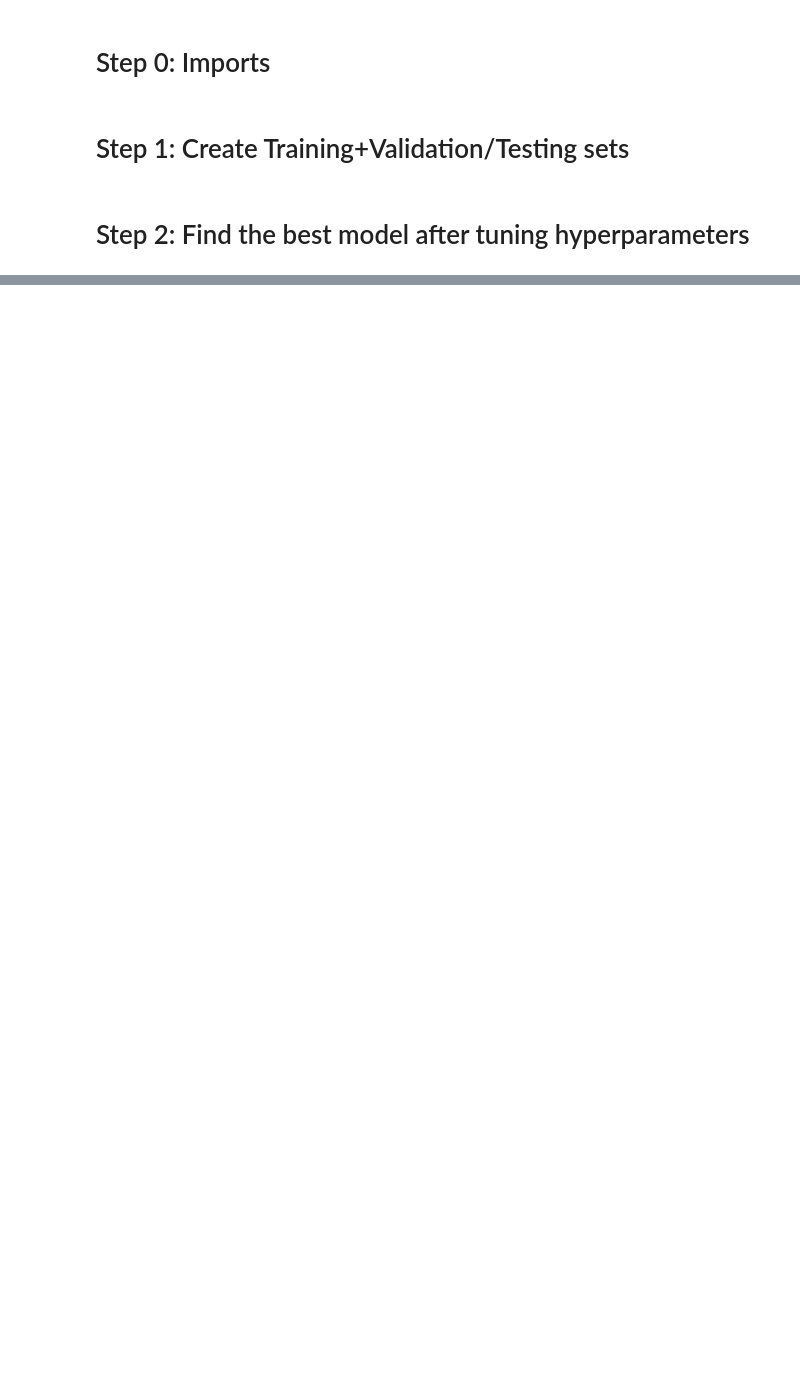
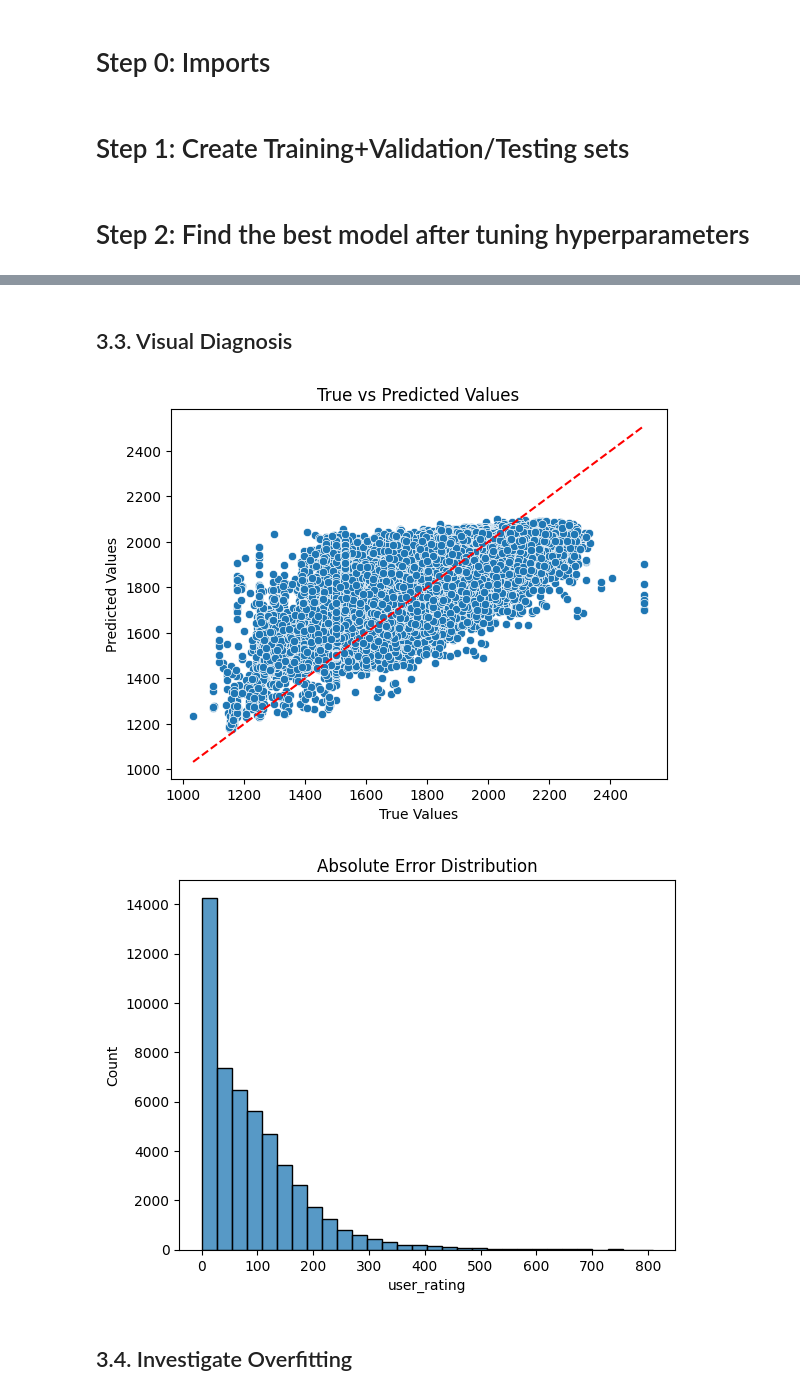
Before and after one commit to OrBenNaim/Scrabble, a Jupyter notebook: jupyter_notebook/Model_and_Pipeline_Development.ipynb, the cells around one changed output, grey strips where cells are left out. Drawn from its saved outputs; the diff is of its cells as text; code cells hidden in the pictures; blank space fills up the shorter version.

Commit message:
Adding new features in False Analysis phase

```diff
--- a/jupyter_notebook/Model_and_Pipeline_Development.ipynb
+++ b/jupyter_notebook/Model_and_Pipeline_Development.ipynb
@@ -109,0 +115,15 @@ Generalization Gap: 8.461
+# %%
+# Trains the best model
+best_model.fit(X_train_val, y_train_val)
+
+# Get predictions
+y_pred = best_model.predict(X_train_val)
+errors = y_train_val - y_pred
+abs_errors = np.abs(errors)
+
+# Add errors to a DataFrame
+error_df = X_train_val.copy()
+error_df['true'] = y_train_val
+error_df['pred'] = y_pred
+error_df['abs_error'] = abs_errors
+error_df_sorted = error_df.sort_values(by='abs_error', ascending=False)
@@ -109,0 +170,22 @@ Generalization Gap: 8.461
+# %% [markdown]
+## 3.3. Visual Diagnosis
+# %%
+# Objective: Understand what input patterns confuse the model.
+
+# Plot actual vs predicted
+sns.scatterplot(x=y_train_val, y=y_pred)
+plt.xlabel('True Values')
+plt.ylabel('Predicted Values')
+plt.title('True vs Predicted Values')
+plt.plot([y_train_val.min(), y_train_val.max()], [y_train_val.min(), y_train_val.max()], 'r--')
+plt.show()
+
+# Plot error distribution
+sns.histplot(abs_errors, bins=30)
+plt.title('Absolute Error Distribution')
+plt.show()
+# %% [output]
+[figure, added]
+[figure, added]
+# %% [markdown]
+## 3.4. Investigate Overfitting
```
Also changed, not shown: parts of 10 cells of this notebook, 2 other files.
